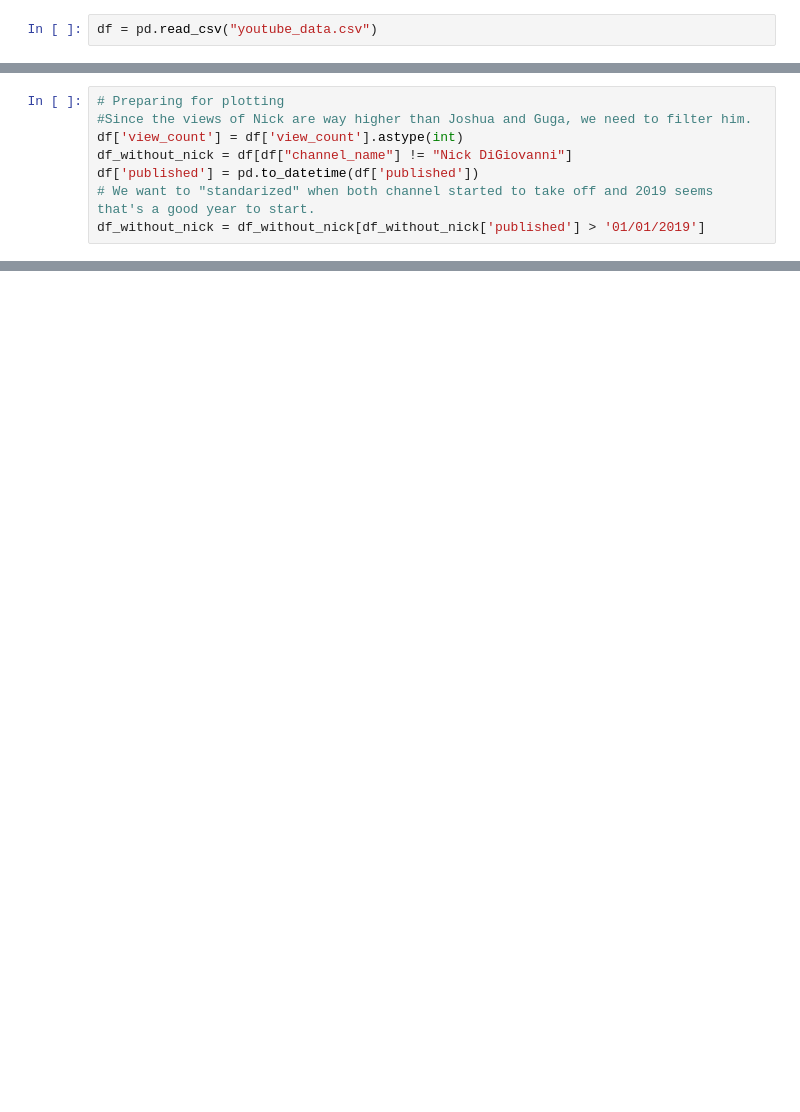
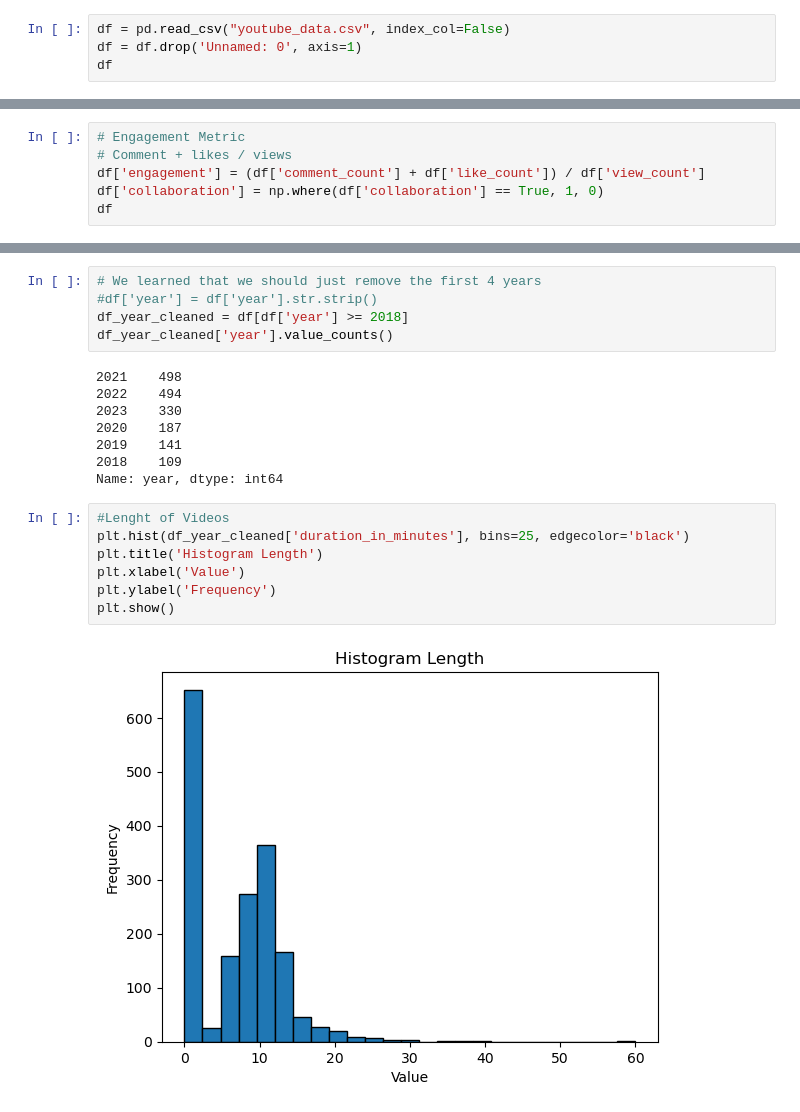
Before and after one commit to JT98CH/PROJECT_YOUTUBE, a Jupyter notebook: PROJECT_YOUTUBE_VIZ.ipynb, the cells around one changed output, grey strips where cells are left out. Cells and saved outputs as stored; diff of their text form; blank space fills up the shorter version.

```diff
--- a/PROJECT_YOUTUBE_VIZ.ipynb
+++ b/PROJECT_YOUTUBE_VIZ.ipynb
@@ -11,2 +14,4 @@ import numpy as np
 # %%
-df = pd.read_csv("youtube_data.csv")
+df = pd.read_csv("youtube_data.csv", index_col=False)
+df = df.drop('Unnamed: 0', axis=1)
+df
@@ -15,8 +31,0 @@ df = pd.read_csv("youtube_data.csv")
-# %%
-# Preparing for plotting
-#Since the views of Nick are way higher than Joshua and Guga, we need to filter him.
-df['view_count'] = df['view_count'].astype(int)
-df_without_nick = df[df["channel_name"] != "Nick DiGiovanni"]
-df['published'] = pd.to_datetime(df['published'])
-# We want to "standarized" when both channel started to take off and 2019 seems that's a good year to start.
-df_without_nick = df_without_nick[df_without_nick['published'] > '01/01/2019']
@@ -57,0 +60,6 @@ plt.show()
+# %%
+# Engagement Metric
+# Comment + likes / views
+df['engagement'] = (df['comment_count'] + df['like_count']) / df['view_count']
+df['collaboration'] = np.where(df['collaboration'] == True, 1, 0)
+df
@@ -57,0 +80,22 @@ plt.show()
+# %%
+# We learned that we should just remove the first 4 years
+#df['year'] = df['year'].str.strip()
+df_year_cleaned = df[df['year'] >= 2018]
+df_year_cleaned['year'].value_counts()
+# %% [output]
+2021    498
+2022    494
+2023    330
+2020    187
+2019    141
+2018    109
+Name: year, dtype: int64
+# %%
+#Lenght of Videos
+plt.hist(df_year_cleaned['duration_in_minutes'], bins=25, edgecolor='black')
+plt.title('Histogram Length')
+plt.xlabel('Value')
+plt.ylabel('Frequency')
+plt.show()
+# %% [output]
+[figure, added]
```
Also changed, not shown: parts of 52 cells of this notebook, 30 other files.
